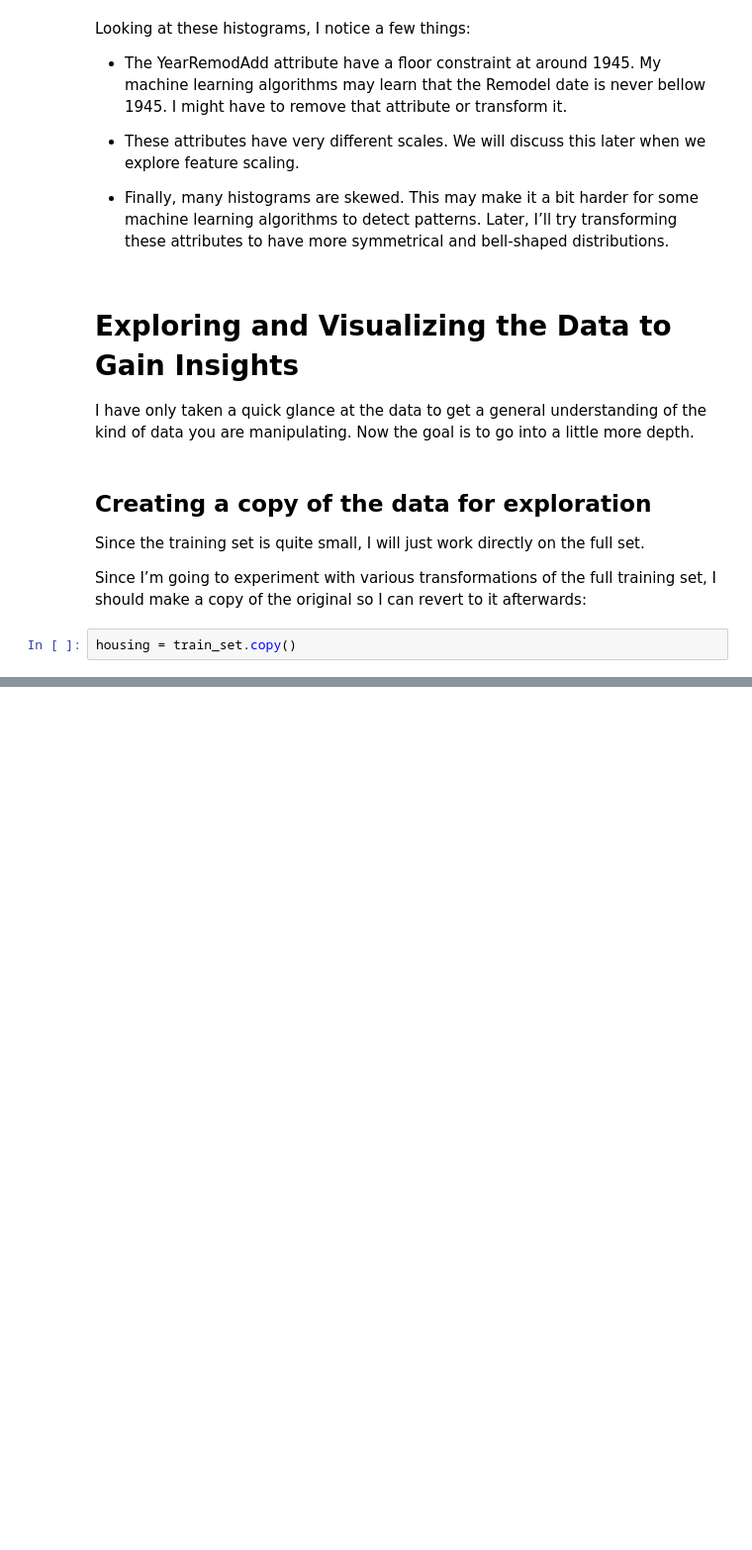
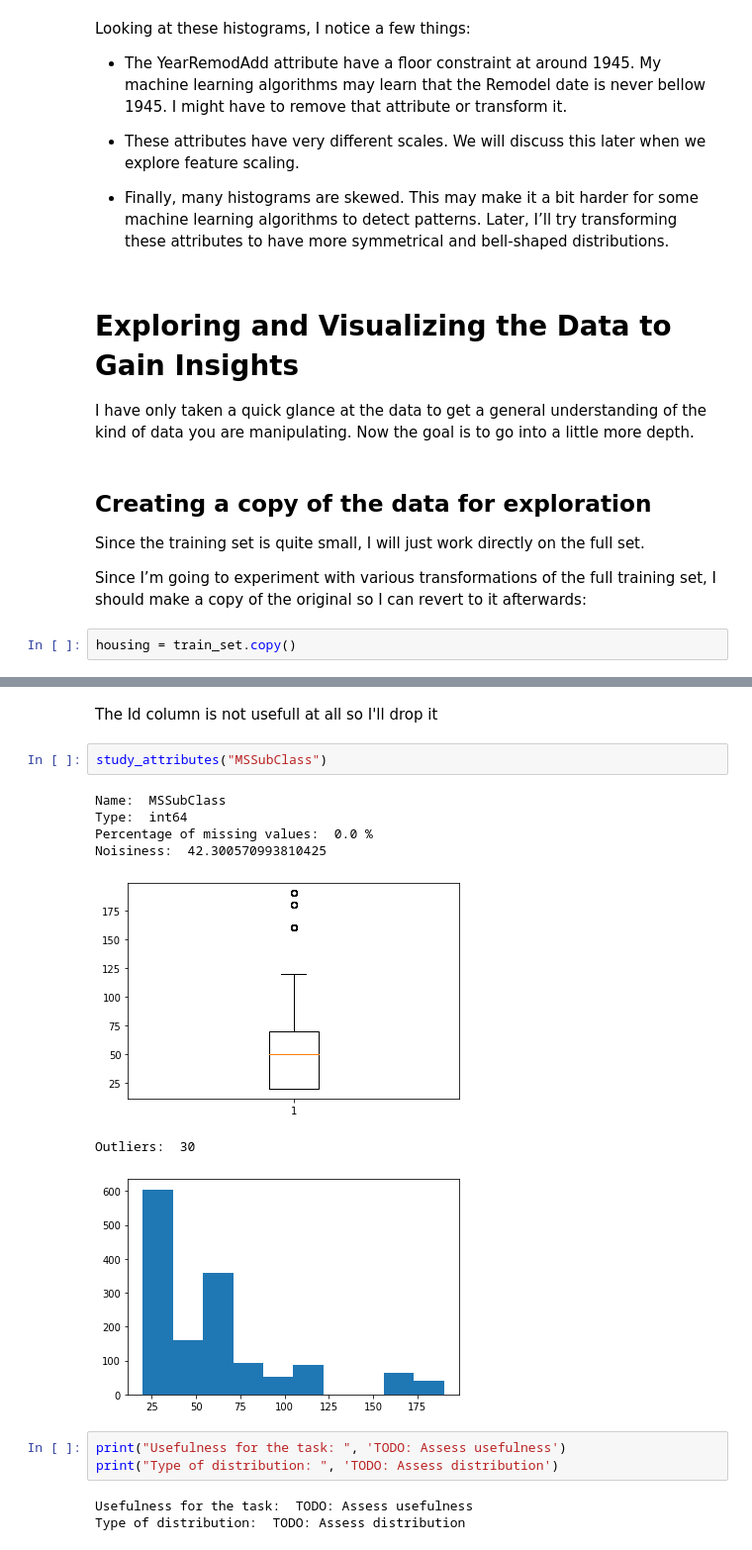
Before and after one commit to JosephArcila/Kaggle-Competition-House-Prices---Third-Edition, a Jupyter notebook: house-prices-third-edition.ipynb, the cells around one changed output, grey strips where cells are left out. Shown: that part at 99% size. Cells and saved outputs as stored; diff of their text form; blank space fills up the shorter version.

```diff
--- a/house-prices-third-edition.ipynb
+++ b/house-prices-third-edition.ipynb
@@ -227,0 +272,18 @@ housing = train_set.copy()
+# %% [markdown]
+The Id column is not usefull at all so I'll drop it
+# %%
+study_attributes("MSSubClass")
+# %% [output]
+Name:  MSSubClass
+Type:  int64
+Percentage of missing values:  0.0 %
+Noisiness:  42.300570993810425
+[figure, added]
+Outliers:  30
+[figure, added]
+# %%
+print("Usefulness for the task: ", 'TODO: Assess usefulness')
+print("Type of distribution: ", 'TODO: Assess distribution')
+# %% [output]
+Usefulness for the task:  TODO: Assess usefulness
+Type of distribution:  TODO: Assess distribution
```
Also changed, not shown: parts of 6 cells of this notebook.
